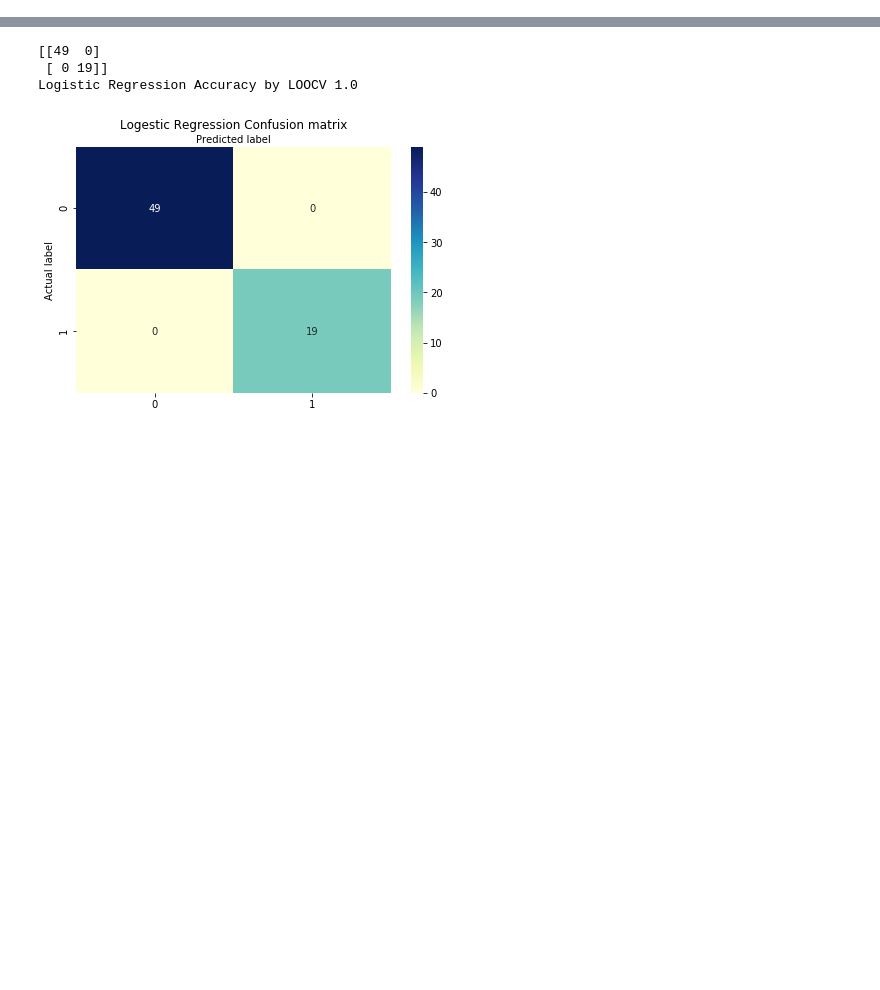
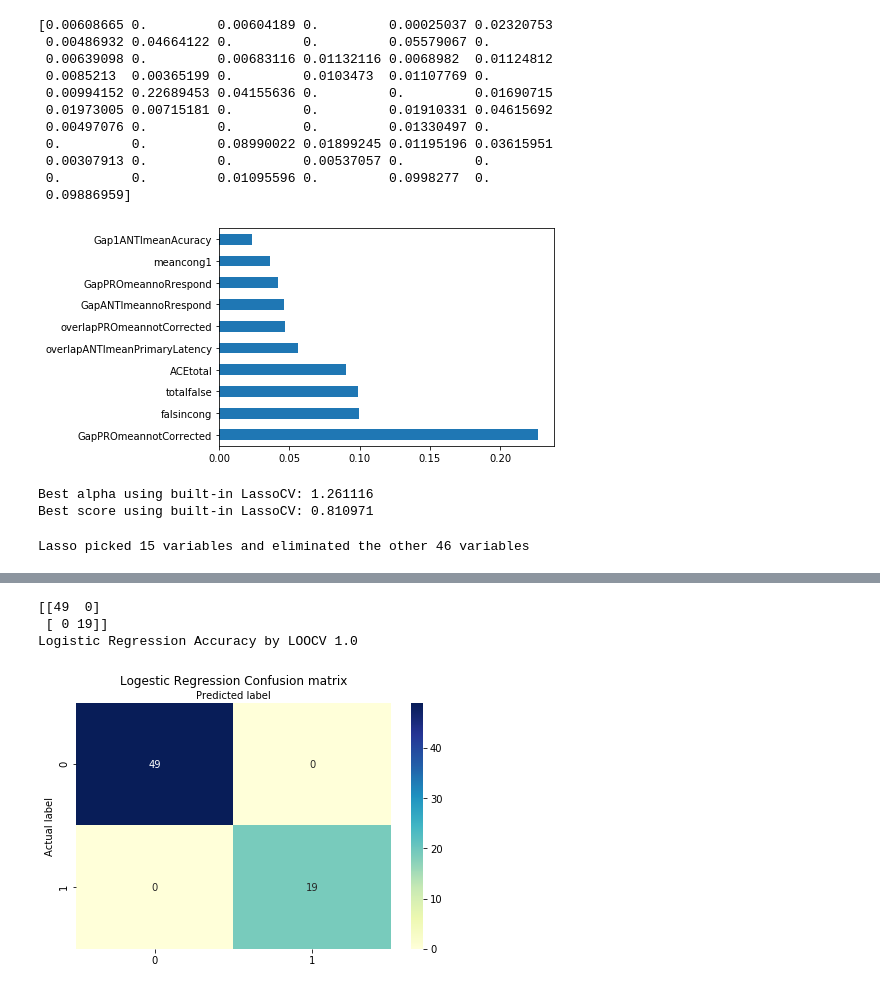
Before and after one commit to aminkhod/Eye_tracking-Neuroscience, a Jupyter notebook: eye_track_feature_selection.ipynb, the cells around one changed output, grey strips where cells are left out. Cells and saved outputs as stored; diff of their text form; code cells hidden in the pictures; blank space fills up the shorter version.

```diff
--- a/eye_track_feature_selection.ipynb
+++ b/eye_track_feature_selection.ipynb
@@ -40,14 +40,47 @@ data3.dropna(inplace=True)
 # X = X.astype(np.float64)
 # y = y.astype(np.float64)
 
-X=data3.values[:,1:]
-y=data3.values[:,0]
-###### Devide data to test and train
-X_train,X_test,y_train,y_test=train_test_split(X,y,test_size=0.2,random_state=25)
-
-#preprocessing
-
-scaler = preprocessing.StandardScaler().fit(X)
-X_train_transformed = scaler.transform(X_train)
-X_test_transformed = scaler.transform(X_test)
-X_transformed = scaler.transform(X)
+X=data3.iloc[:,1:]
+y=data3.iloc[:,0]
+# %%
+# import pandas as pd
+# import numpy as np
+# data = pd.read_csv("D://Blogs//train.csv")
+# X = data.iloc[:,0:20]  #independent columns
+# y = data.iloc[:,-1]    #target column i.e price range
+from sklearn.ensemble import ExtraTreesClassifier
+import matplotlib.pyplot as plt
+model = ExtraTreesClassifier()
+model.fit(X,y)
+print(model.feature_importances_) #use inbuilt class feature_importances of tree based classifiers
+#plot graph of feature importances for better visualization
+feat_importances = pd.Series(model.feature_importances_, index=X.columns)
+feat_importances.nlargest(10).plot(kind='barh')
+plt.show()
+# %% [output]
+[0.00608665 0.         0.00604189 0.         0.00025037 0.02320753
+ 0.00486932 0.04664122 0.         0.         0.05579067 0.
+ 0.00639098 0.         0.00683116 0.01132116 0.0068982  0.01124812
+ 0.0085213  0.00365199 0.         0.0103473  0.01107769 0.
+ 0.00994152 0.22689453 0.04155636 0.         0.         0.01690715
+ 0.01973005 0.00715181 0.         0.         0.01910331 0.04615692
+ 0.00497076 0.         0.         0.         0.01330497 0.
+ 0.         0.         0.08990022 0.01899245 0.01195196 0.03615951
+ 0.00307913 0.         0.         0.00537057 0.         0.
+ 0.         0.         0.01095596 0.         0.0998277  0.
+ 0.09886959]
+[figure, added]
+# %%
+from sklearn.linear_model import RidgeCV, LassoCV, Ridge, Lasso
+reg = LassoCV()
+reg.fit(X, y)
+print("Best alpha using built-in LassoCV: %f" % reg.alpha_)
+print("Best score using built-in LassoCV: %f" %reg.score(X,y))
+coef = pd.Series(reg.coef_, index = X.columns)
+# %% [output]
+Best alpha using built-in LassoCV: 1.261116
+Best score using built-in LassoCV: 0.810971
+# %%
+print("Lasso picked " + str(sum(coef != 0)) + " variables and eliminated the other " +  str(sum(coef == 0)) + " variables")
+# %% [output]
+Lasso picked 15 variables and eliminated the other 46 variables
```
Also changed, not shown: parts of 4 cells of this notebook.
